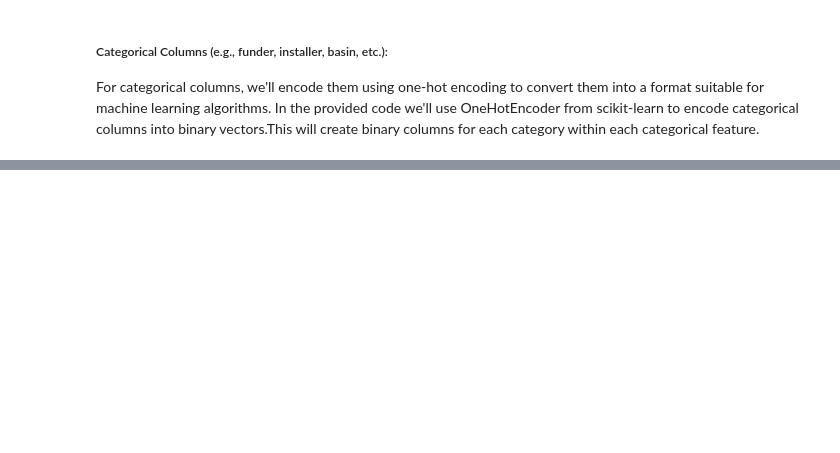
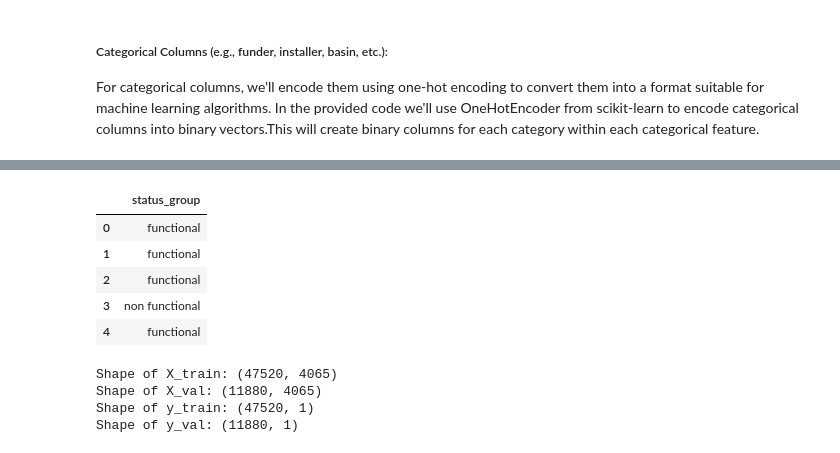
Before and after one commit to LynnsBaraka/tanzania-water-wells, a Jupyter notebook: index.ipynb, the cells around one changed output, grey strips where cells are left out. Saved outputs shown, nothing was run; the diff lists cells and outputs as text; code cells hidden in the pictures; blank space fills up the shorter version.

```diff
--- a/index.ipynb
+++ b/index.ipynb
@@ -242,0 +332,34 @@ training_set_values['permit'] = training_set_values['permit'].map({'True': 1, 'F
+# %%
+
+training_set_labels.drop(columns=['id'], inplace=True)
+
+training_set_labels.head()
+# %% [output]
+|  | status_group |
+| 0 | functional |
+| 1 | functional |
+| 2 | functional |
+| 3 | non functional |
+| 4 | functional |
+# %%
+from sklearn.model_selection import train_test_split
+
+# Assuming 'X' contains your features and 'y' contains your target variable
+X = training_set_values_scaled  # This should be your feature matrix after scaling
+y = training_set_labels  # This should be your target variable
+
+# Split the data into training and validation sets with an 80/20 ratio
+X_train, X_val, y_train, y_val = train_test_split(X, y, test_size=0.2, random_state=42)
+
+# Now, X_train and y_train contain the training features and target labels, respectively,
+# while X_val and y_val contain the validation features and target labels, respectively.
+
+print("Shape of X_train:", X_train.shape)
+print("Shape of X_val:", X_val.shape)
+print("Shape of y_train:", y_train.shape)
+print("Shape of y_val:", y_val.shape)
+# %% [output]
+Shape of X_train: (47520, 4065)
+Shape of X_val: (11880, 4065)
+Shape of y_train: (47520, 1)
+Shape of y_val: (11880, 1)
```
Also changed, not shown: parts of 9 cells of this notebook.
